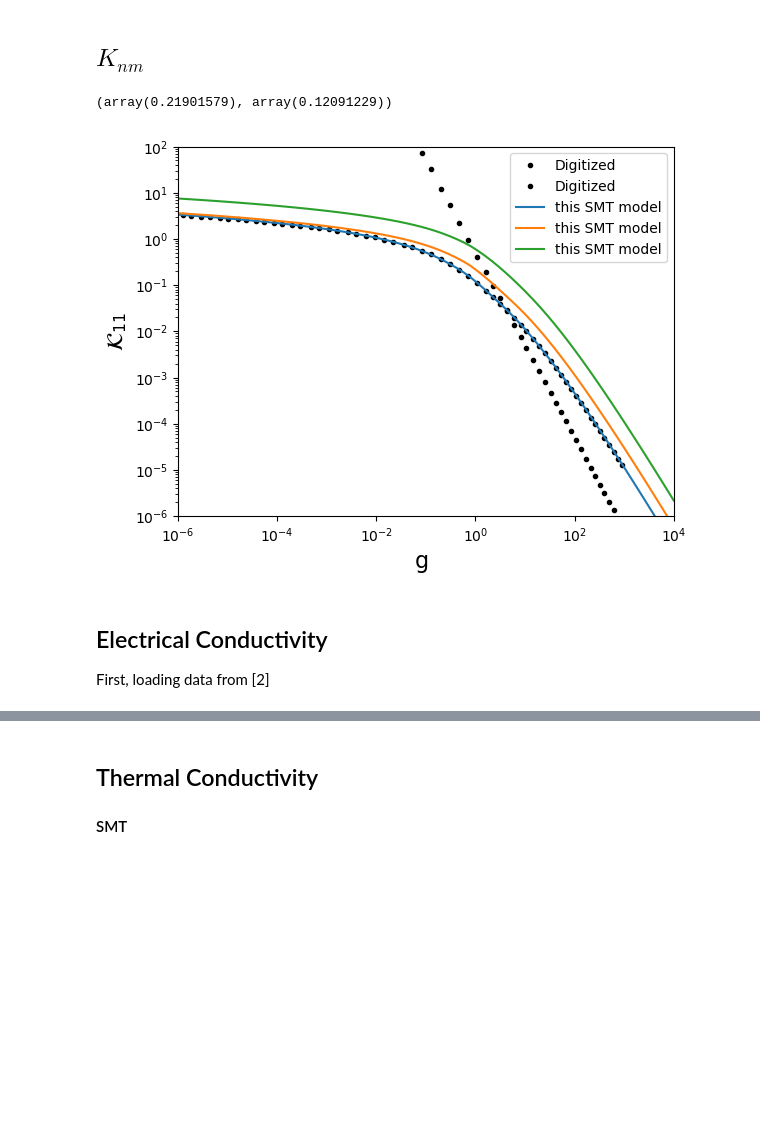
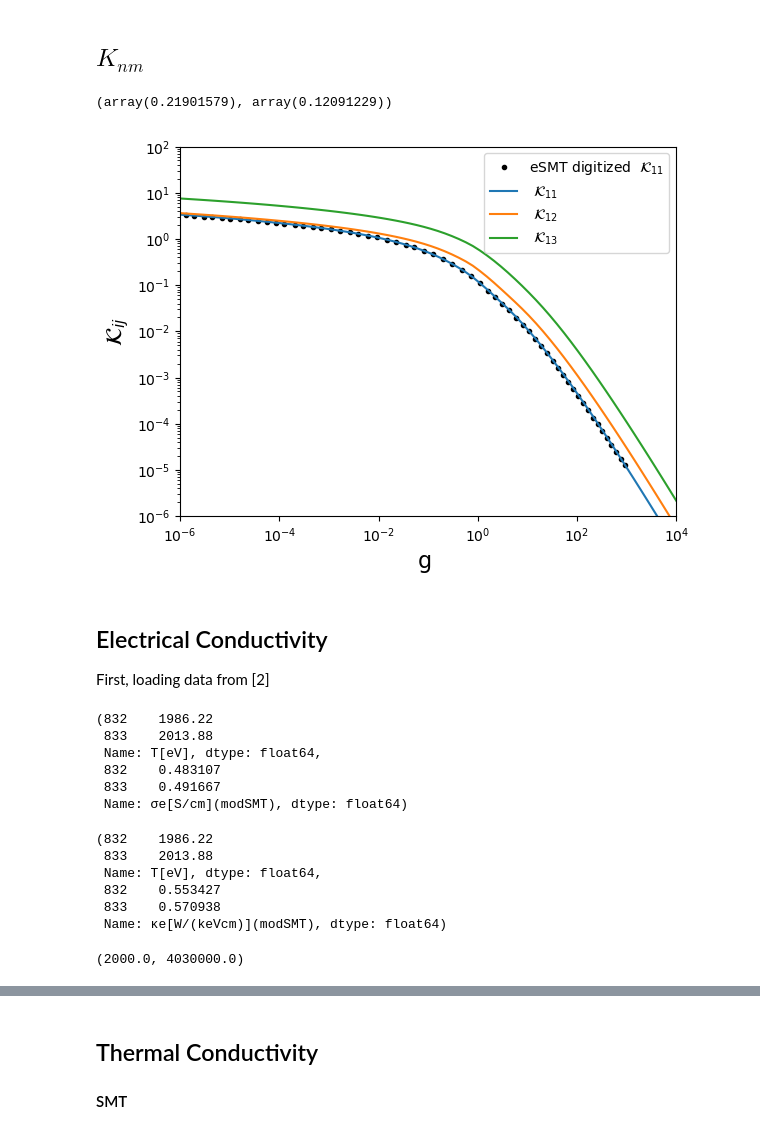
Before and after one commit to ZachAJohnson/SMT, a Jupyter notebook: examples/Example_1.ipynb, the cells around one changed output, grey strips where cells are left out. Cells and saved outputs as stored; diff of their text form; code cells hidden in the pictures; blank space fills up the shorter version.

```diff
--- a/examples/Example_1.ipynb
+++ b/examples/Example_1.ipynb
@@ -109,40 +126,40 @@ K11_data = read_csv("K_11(g).txt", delim_whitespace=True, header=1)
 from SMT.core.transport import K_nm
 
 fig, ax = plt.subplots( facecolor='white')
 
 #Plot iSMT digitized
-ax.plot(K11_data['g'], K11_data['K_11(g)'],'k.', label="Digitized")
-ax.plot(K11_data['g'], 0.5/K11_data['g']**2,'k.', label="Digitized")
+ax.plot(K11_data['g'], K11_data['K_11(g)'],'k.', label=r"eSMT digitized  $\mathcal{K}_{11}$")
+# ax.plot(K11_data['g'], 0.5/K11_data['g']**2,'k.', label="Digitized")
 
 #
 g_array = np.geomspace(1e-10,1e4,num=100)
-ax.plot(g_array,[K_nm(g,1,1) for g in g_array], label='this SMT model')
-ax.plot(g_array,[K_nm(g,1,2) for g in g_array], label='this SMT model')
-ax.plot(g_array,[K_nm(g,1,3) for g in g_array], label='this SMT model')
+ax.plot(g_array,[K_nm(g,1,1) for g in g_array], label=" $\mathcal{K}_{11}$")
+ax.plot(g_array,[K_nm(g,1,2) for g in g_array], label=" $\mathcal{K}_{12}$")
+ax.plot(g_array,[K_nm(g,1,3) for g in g_array], label=" $\mathcal{K}_{13}$")
 
 ax.set_xlabel(r"g ", fontsize=16)
-ax.set_ylabel(r"$\mathcal{K}_{11}$", fontsize=16)
+ax.set_ylabel(r"$\mathcal{K}_{ij}$", fontsize=16)
 
 # Inset Text Box
 # bbox = dict(boxstyle='round', facecolor='white', alpha=0.5)
 # inset_text = f"{Element_name}\n {sci_notation(ni_cc,3)} [cc$^{{-1}}$]"
 # ax.text(0.35, 0.95, inset_text, transform=ax.transAxes, fontsize=14,
 #         verticalalignment='top', bbox=smt)
 
 # ax.errorbar([tccw_TeV],[tccw_η_cgs], yerr=[tccw_η_cgs_err], barsabove=True, capsize=5, marker='.', label='MD Simulation')
 
 # Scales
 ax.set_yscale('log')
 ax.set_xscale('log')
 ax.set_ylim(1e-6,1e2)
 ax.set_xlim(1e-6,1e4)
 # Legend
 ax.legend()
 
 K_nm(1,1,2), K_nm(1,1,1)
 # %% [output]
 (array(0.21901579), array(0.12091229))
-[figure, old version]
+[figure, new version]
 # %% [markdown]
 ## Electrical Conductivity
 
@@ -163,6 +187,28 @@ for i, T_AU in enumerate(T_AU_list):
     # print(25*smt.K_11_matrix[0,1:] - 20*smt.K_12_matrix[0,1:] + 4*smt.K_13_matrix[0,1:]," = ", 25*smt.K_11_matrix[0,1:], - 20*smt.K_12_matrix[0,1:], 4*smt.K_13_matrix[0,1:])
     # print(f"g: {smt.g_matrix}")
     # print("denom: ", 25*smt.K_11_matrix - 20*smt.K_12_matrix + 4*smt.K_13_matrix, '\n')#," = \n", 25*smt.K_11_matrix, - 20*smt.K_12_matrix, 4*smt.K_13_matrix)
+# %%
+σ_data_GPZbar['T[eV]'][832:834],σ_data_GPZbar['σe[S/cm](modSMT)'][832:834]/TTCW1_Hansen_Muzek_data['σ[S/cm]'][4]
+# %% [output]
+(832    1986.22
+ 833    2013.88
+ Name: T[eV], dtype: float64,
+ 832    0.483107
+ 833    0.491667
+ Name: σe[S/cm](modSMT), dtype: float64)
+# %%
+κ_data_GPZbar['T[eV]'][832:834],κ_data_GPZbar['κe[W/(keVcm)](modSMT)'][832:834]/TTCW1_Hansen_Muzek_data['κe[erg/s/cm/K]'][4]
+# %% [output]
+(832    1986.22
+ 833    2013.88
+ Name: T[eV], dtype: float64,
+ 832    0.553427
+ 833    0.570938
+ Name: κe[W/(keVcm)](modSMT), dtype: float64)
+# %%
+TTCW1_Hansen_Muzek_data['T[eV]'][4], TTCW1_Hansen_Muzek_data['σ[S/cm]'][4]
+# %% [output]
+(2000.0, 4030000.0)
 # %%
 fig, ax = plt.subplots( facecolor='white')
 
```
Also changed, not shown: parts of 12 cells of this notebook, 9 other files.
